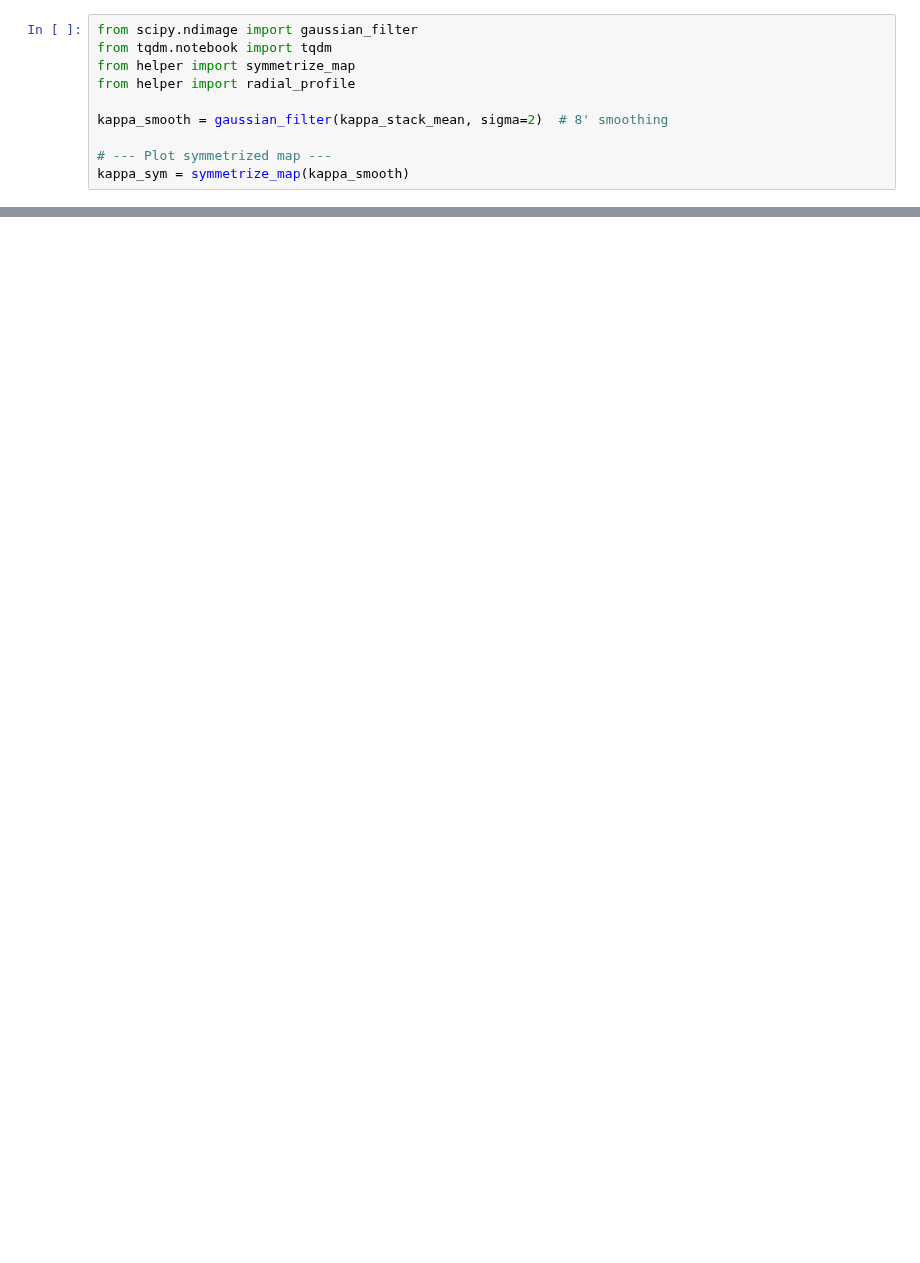
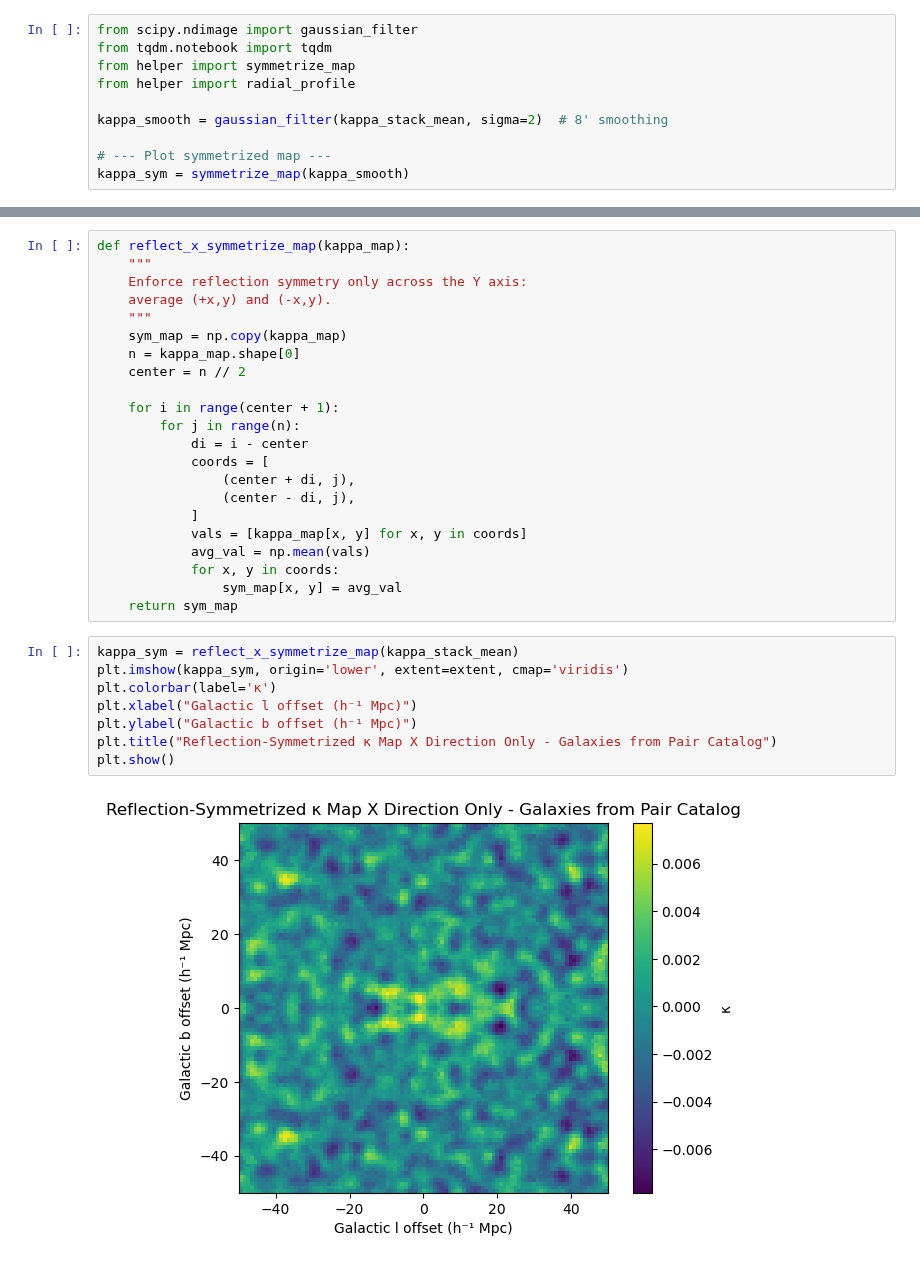
Before and after one commit to carolinewu327/astrophysics, a Jupyter notebook: stack_pairs_from_pair_catalog.ipynb, the cells around one changed output, grey strips where cells are left out. Drawn from its saved outputs; the diff is of its cells as text; blank space fills up the shorter version.

```diff
--- a/stack_pairs_from_pair_catalog.ipynb
+++ b/stack_pairs_from_pair_catalog.ipynb
@@ -142,0 +202,32 @@ radial_profile(kappa_sym, title="Radial Profile of Symmetrized κ Map", zoom=70)
+# %%
+def reflect_x_symmetrize_map(kappa_map):
+    """
+    Enforce reflection symmetry only across the Y axis:
+    average (+x,y) and (-x,y).
+    """
+    sym_map = np.copy(kappa_map)
+    n = kappa_map.shape[0]
+    center = n // 2
+
+    for i in range(center + 1):
+        for j in range(n):
+            di = i - center
+            coords = [
+                (center + di, j),
+                (center - di, j),
+            ]
+            vals = [kappa_map[x, y] for x, y in coords]
+            avg_val = np.mean(vals)
+            for x, y in coords:
+                sym_map[x, y] = avg_val
+    return sym_map
+# %%
+kappa_sym = reflect_x_symmetrize_map(kappa_stack_mean)
+plt.imshow(kappa_sym, origin='lower', extent=extent, cmap='viridis')
+plt.colorbar(label='κ')
+plt.xlabel("Galactic l offset (h⁻¹ Mpc)")
+plt.ylabel("Galactic b offset (h⁻¹ Mpc)")
+plt.title("Reflection-Symmetrized κ Map X Direction Only - Galaxies from Pair Catalog")
+plt.show()
+# %% [output]
+[figure, added]
```
Also changed, not shown: parts of 7 cells of this notebook, 4 other files.
